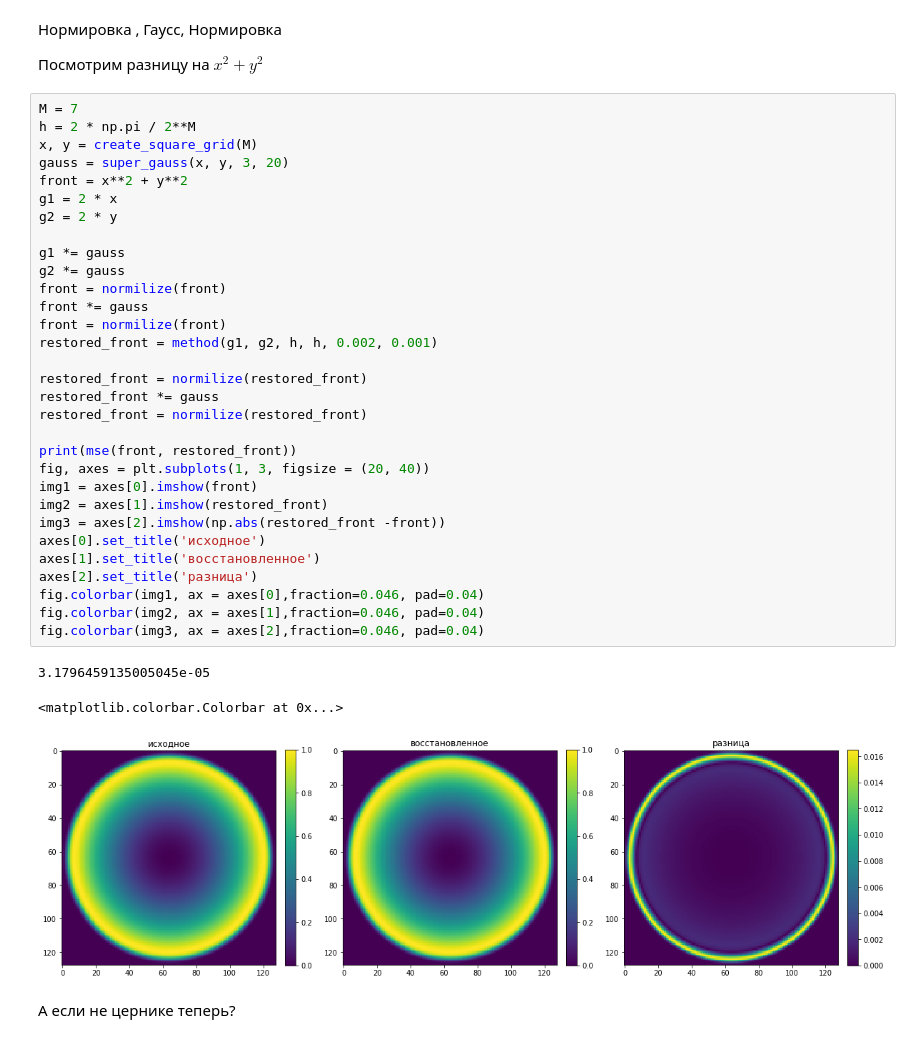
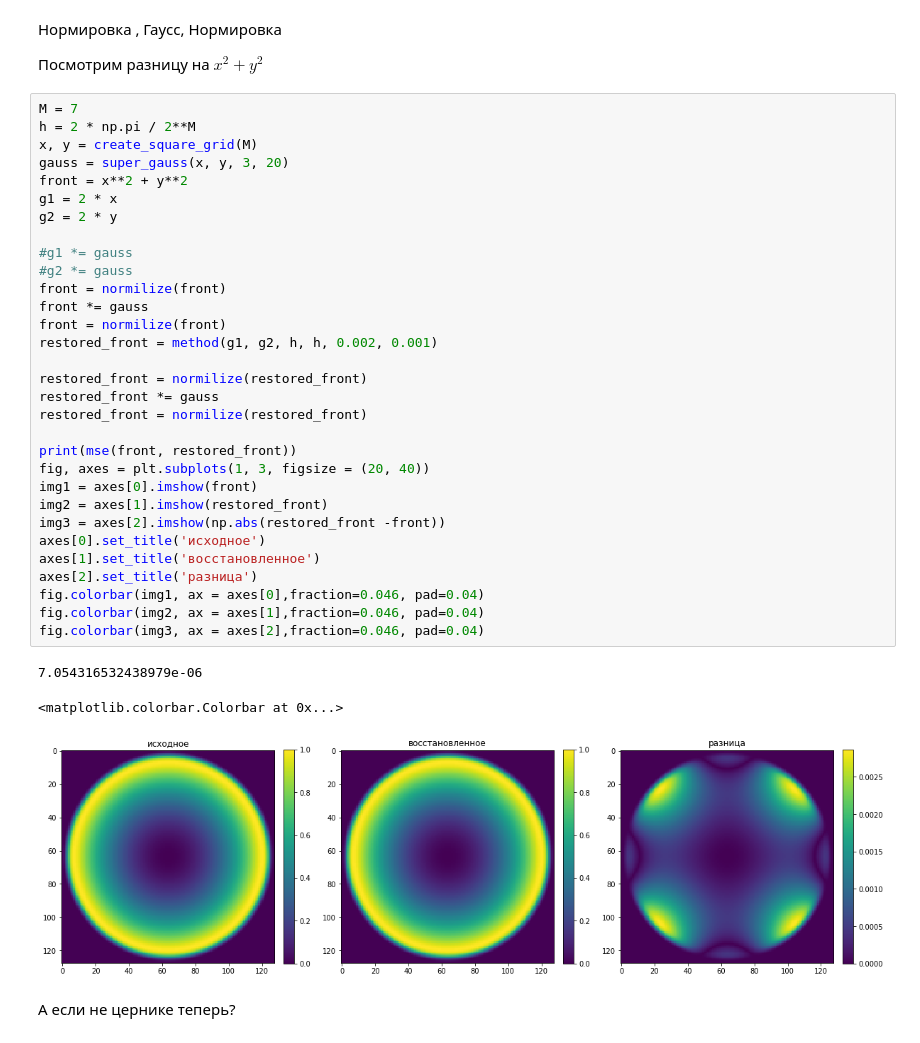
Before and after one commit to Satbek/-ourse-work-sem7, a Jupyter notebook: src/Results/Variational/Variational Method Using.ipynb, the cells around one changed output. Saved outputs shown, nothing was run; the diff lists cells and outputs as text.

```diff
--- a/src/Results/Variational/Variational Method Using.ipynb
+++ b/src/Results/Variational/Variational Method Using.ipynb
@@ -245,37 +246,37 @@ fig.colorbar(img3, ax = axes[2],fraction=0.046, pad=0.04)
 M = 7
 h = 2 * np.pi / 2**M
 x, y = create_square_grid(M)
 gauss = super_gauss(x, y, 3, 20)
 front = x**2 + y**2
 g1 = 2 * x
 g2 = 2 * y
 
-g1 *= gauss
-g2 *= gauss
+#g1 *= gauss
+#g2 *= gauss
 front = normilize(front)
 front *= gauss
 front = normilize(front)
 restored_front = method(g1, g2, h, h, 0.002, 0.001)
 
 restored_front = normilize(restored_front)
 restored_front *= gauss
 restored_front = normilize(restored_front)
 
 print(mse(front, restored_front))
 fig, axes = plt.subplots(1, 3, figsize = (20, 40))
 img1 = axes[0].imshow(front)
 img2 = axes[1].imshow(restored_front)
 img3 = axes[2].imshow(np.abs(restored_front -front))
 axes[0].set_title('исходное')
 axes[1].set_title('восстановленное')
 axes[2].set_title('разница')
 fig.colorbar(img1, ax = axes[0],fraction=0.046, pad=0.04)
 fig.colorbar(img2, ax = axes[1],fraction=0.046, pad=0.04)
 fig.colorbar(img3, ax = axes[2],fraction=0.046, pad=0.04)
 # %% [output]
-3.1796459135005045e-05
+7.054316532438979e-06
 <matplotlib.colorbar.Colorbar at 0x...>
-[figure, old version]
+[figure, new version]
 # %% [markdown]
 А если не цернике теперь?
 # %%
```
Also changed, not shown: parts of 12 cells of this notebook, 3 other files.
